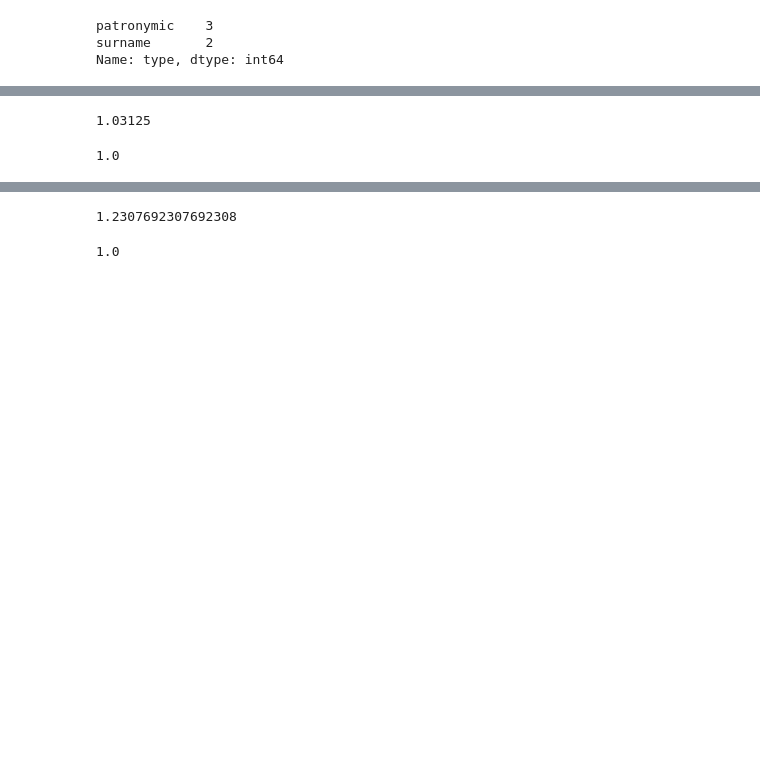
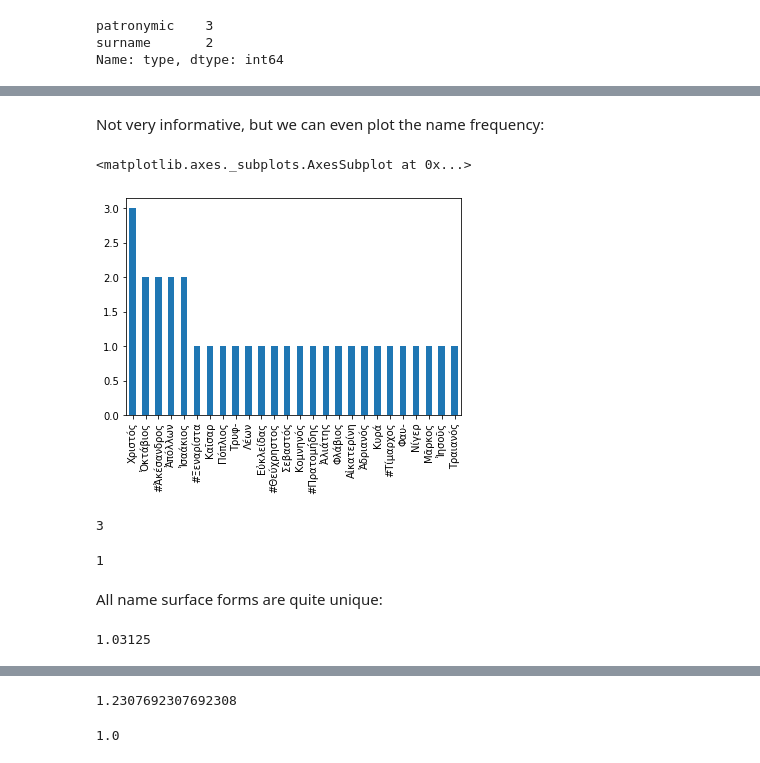
Before and after one commit to mromanello/SunoikisisDC_2019-2020_intro-to-Python, a Jupyter notebook: Pandas_BeautifulSoup.ipynb, the cells around one changed output, grey strips where cells are left out. Cells and saved outputs as stored; diff of their text form; code cells hidden in the pictures; blank space fills up the shorter version.

```diff
--- a/Pandas_BeautifulSoup.ipynb
+++ b/Pandas_BeautifulSoup.ipynb
@@ -171,0 +240,6 @@ We want to extract all names from the TEI files while keeping the provenance of
+# %%
+names = [
+    (file, parse_name_element(name))
+    for file in fetch_input_filenames('data/')
+    for name in find_name_element(read_xml(file))
+]
@@ -237,9 +327,24 @@ names_df.id.value_counts()
 Name: id, dtype: int64
+# %% [markdown]
+Not very informative, but we can even plot the name frequency:
+# %%
+names_df.id.value_counts().plot(kind='bar', figsize=(6,4))
+# %% [output]
+<matplotlib.axes._subplots.AxesSubplot at 0x...>
+[figure, added]
+# %%
+# most frequently occurring
+names_df.id.value_counts().max()
+# %% [output]
+3
+# %%
+# least frequently occurring
+names_df.id.value_counts().min()
+# %% [output]
+1
+# %% [markdown]
+All name surface forms are quite unique:
 # %%
 names_df.surface.value_counts().mean()
 # %% [output]
 1.03125
-# %%
-names_df.surface.value_counts().median()
-# %% [output]
-1.0
```
Also changed, not shown: parts of 35 cells of this notebook.
